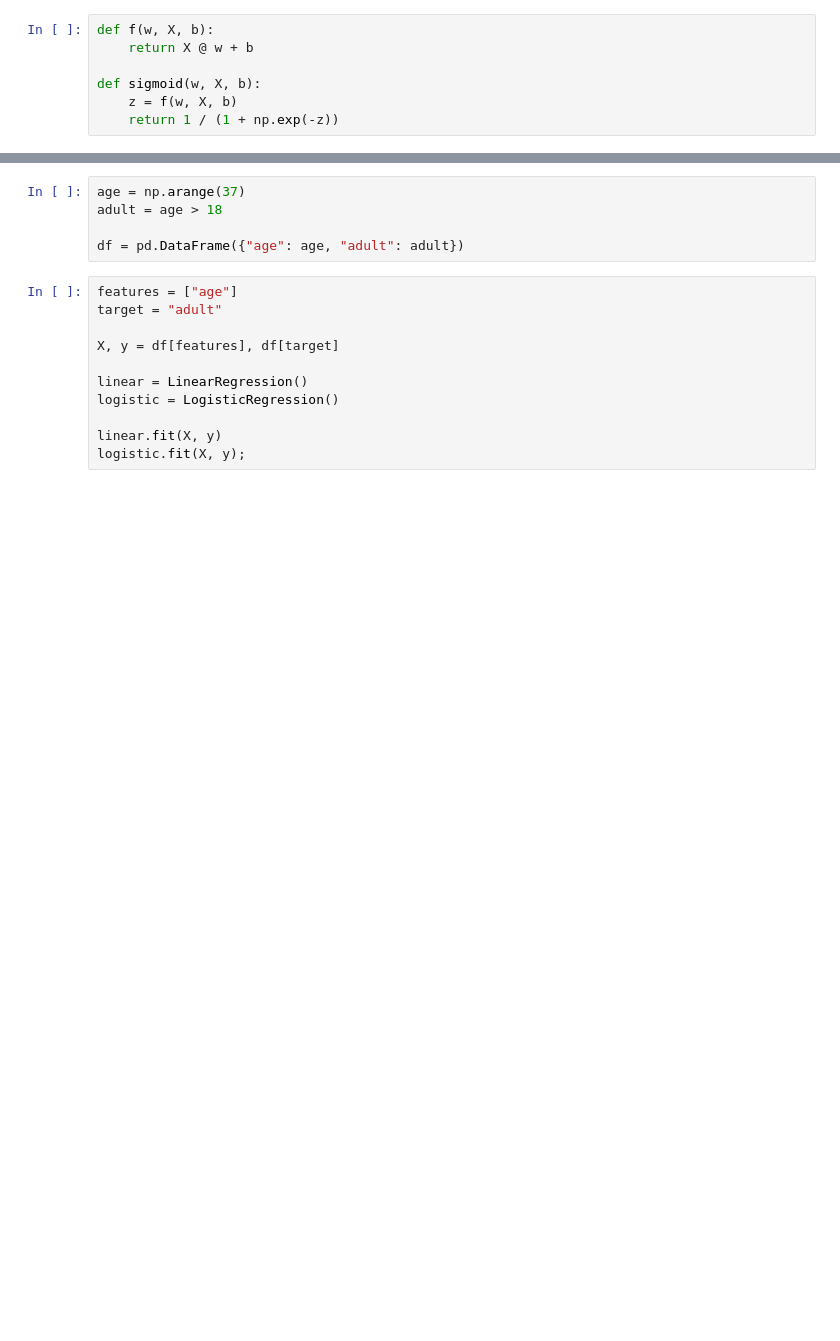
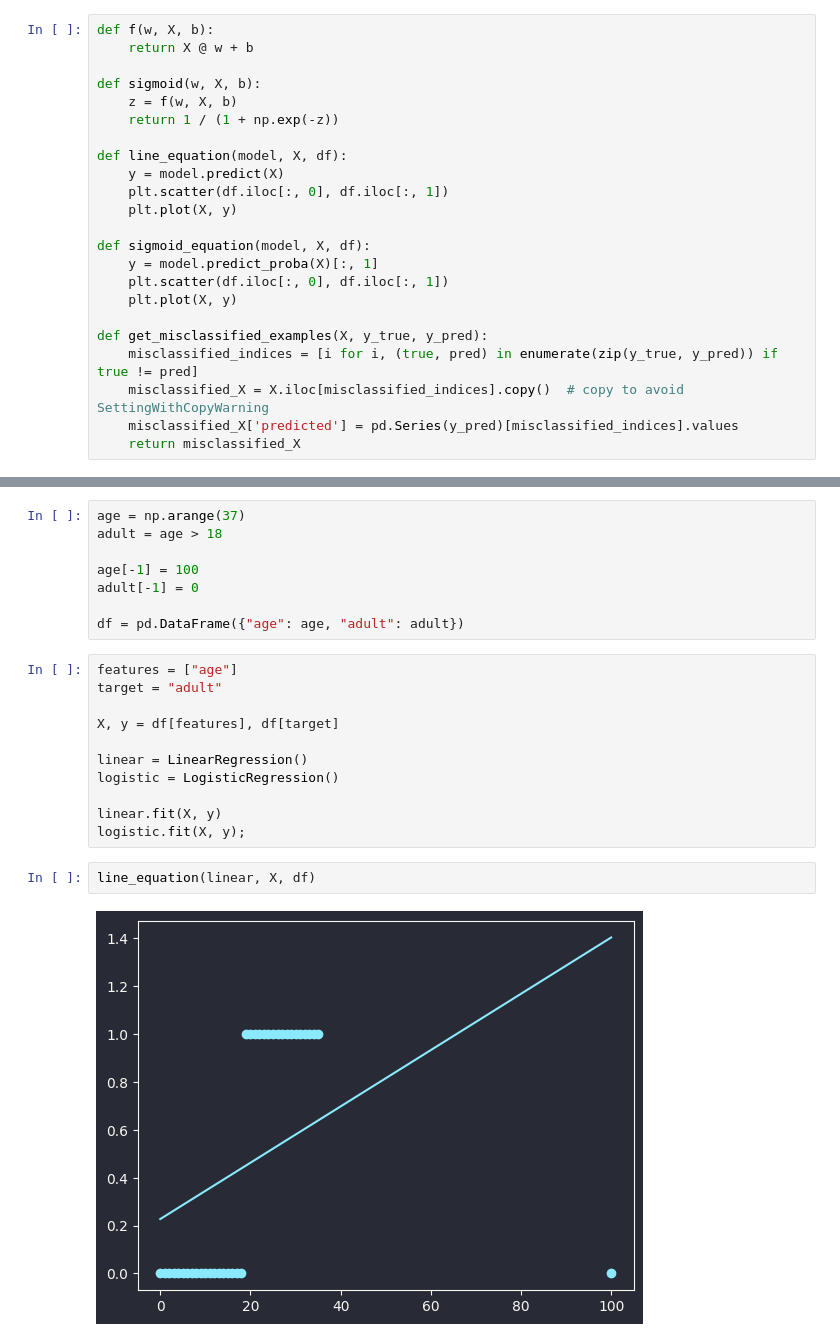
Before and after one commit to RohitMugalya/Learner-s-Garden, a Jupyter notebook: practice notebooks/linear vs logistic binary classification.ipynb, the cells around one changed output, grey strips where cells are left out. Cells and saved outputs as stored; diff of their text form; blank space fills up the shorter version.

Commit message:
learned outlier impact on linear and logistic regression for binar classification

```diff
--- a/practice notebooks/linear vs logistic binary classification.ipynb
+++ b/practice notebooks/linear vs logistic binary classification.ipynb
@@ -15,6 +15,22 @@ def f(w, X, b):
 def sigmoid(w, X, b):
     z = f(w, X, b)
     return 1 / (1 + np.exp(-z))
+
+def line_equation(model, X, df):
+    y = model.predict(X)
+    plt.scatter(df.iloc[:, 0], df.iloc[:, 1])
+    plt.plot(X, y)
+
+def sigmoid_equation(model, X, df):
+    y = model.predict_proba(X)[:, 1]
+    plt.scatter(df.iloc[:, 0], df.iloc[:, 1])
+    plt.plot(X, y)
+
+def get_misclassified_examples(X, y_true, y_pred):
+    misclassified_indices = [i for i, (true, pred) in enumerate(zip(y_true, y_pred)) if true != pred]
+    misclassified_X = X.iloc[misclassified_indices].copy()  # copy to avoid SettingWithCopyWarning
+    misclassified_X['predicted'] = pd.Series(y_pred)[misclassified_indices].values
+    return misclassified_X
 # %% [markdown]
 $
     \sigma(w, X, b) = \frac{1}{1 + e^{-f(w, X, b)}} = \frac{1}{1 + e^{-(Xw + b)}}
@@ -23,6 +39,9 @@ $
 age = np.arange(37)
 adult = age > 18
 
+age[-1] = 100
+adult[-1] = 0
+
 df = pd.DataFrame({"age": age, "adult": adult})
 # %%
 features = ["age"]
@@ -35,3 +54,7 @@ logistic = LogisticRegression()
 
 linear.fit(X, y)
 logistic.fit(X, y);
+# %%
+line_equation(linear, X, df)
+# %% [output]
+[figure, added]
```
Also changed, not shown: parts of 6 cells of this notebook.
